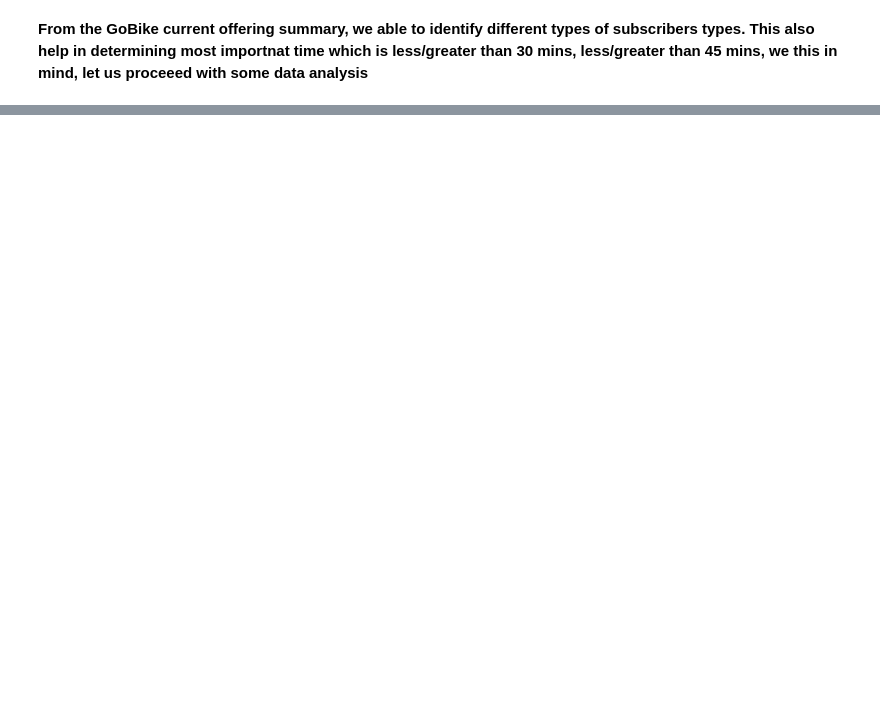
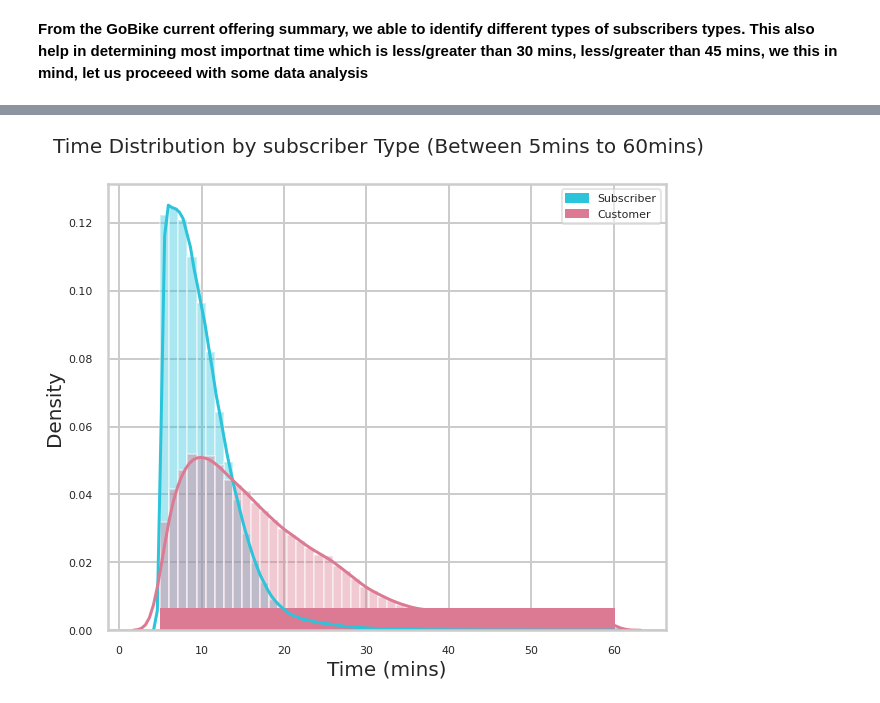
Before and after one commit to GOhaike/Bay_Area_Bikeshare_Research, a Jupyter notebook: Project_1.ipynb, the cells around one changed output, grey strips where cells are left out. Cells and saved outputs as stored; diff of their text form; code cells hidden in the pictures; blank space fills up the shorter version.

```diff
--- a/Project_1.ipynb
+++ b/Project_1.ipynb
@@ -241,0 +182,19 @@ ORDER BY duration_sec DESC
+# %%
+fig, ax = plt.subplots(figsize=(10,8))
+fig.suptitle("Time Distribution by subscriber Type (Between 5mins to 60mins)",fontsize= 20)
+fig.subplots_adjust(top=0.9)
+
+sns.distplot(trip_hr_5_60.loc[trip_hr_5_60.subscriber_type=="Subscriber", "duration_5mins_60mins"],
+             norm_hist=True, color="#2bc4db", rug=True, bins=50)
+sns.distplot(trip_hr_5_60.loc[trip_hr_5_60.subscriber_type=="Customer", "duration_5mins_60mins"],
+             norm_hist=True, color="#db7a92", rug=True, bins=50)
+
+ax.set_ylabel("Density", fontsize=20)
+ax.set_xlabel("Time (mins)", fontsize=20)
+
+green_patch = matplotlib.patches.Patch(color="#2bc4db", label="Subscriber")
+red_patch = matplotlib.patches.Patch(color="#db7a92", label="Customer")
+ax.legend(handles=[green_patch, red_patch], facecolor="white", edgecolor="#cccccc", framealpha=0.5, fancybox=True)
+pass
+# %% [output]
+[figure, added]
```
Also changed, not shown: parts of 46 cells of this notebook.
